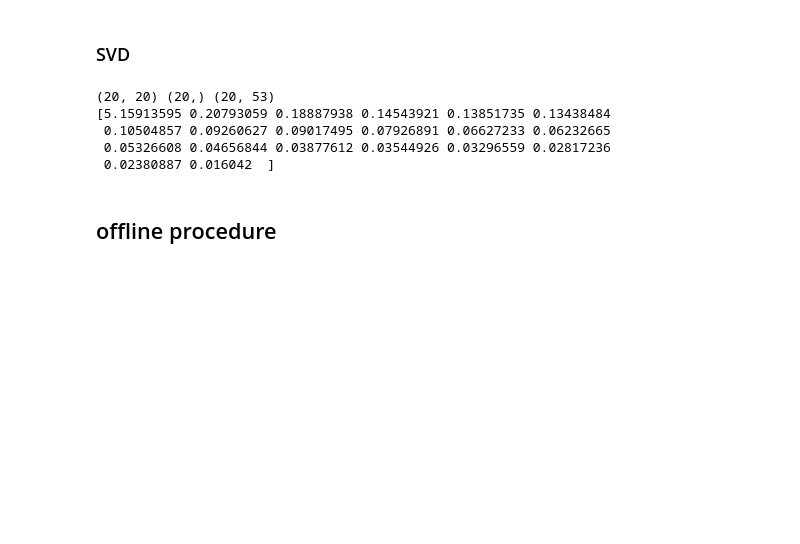
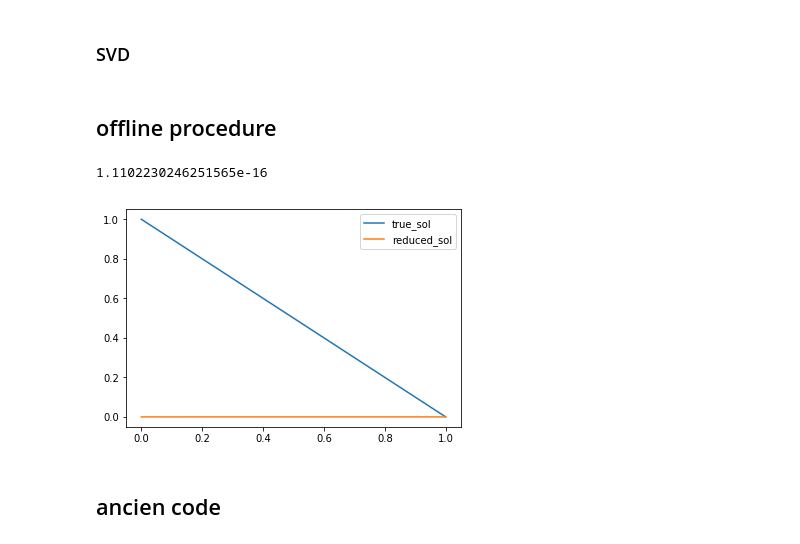
Before and after one commit to pjbenard/-4GMM-CRMB, a Jupyter notebook: Python code/Code.ipynb, the cells around one changed output. Saved outputs shown, nothing was run; the diff lists cells and outputs as text; code cells hidden in the pictures; blank space fills up the shorter version.

```diff
--- a/Python code/Code.ipynb
+++ b/Python code/Code.ipynb
@@ -11,17 +14,6 @@ def svd(U_delta):
     U,s,V = alg.svd(wU,False)
     S = s**2
     return U,S,V
-# %%
-A = np.random.rand(20,53)
-U,S,V = svd(A)
-print(U.shape,S.shape,V.shape)
-print(S)
-# %% [output]
-(20, 20) (20,) (20, 53)
-[5.15913595 0.20793059 0.18887938 0.14543921 0.13851735 0.13438484
- 0.10504857 0.09260627 0.09017495 0.07926891 0.06627233 0.06232665
- 0.05326608 0.04656844 0.03877612 0.03544926 0.03296559 0.02817236
- 0.02380887 0.016042  ]
 # %% [markdown]
 ## offline procedure
 # %%
@@ -43,3 +88,46 @@ def POD_offline_procedure(total_model_solver,training_set,tol):
+# %%
+#résolution par diff finies
+def pre_computer(Base):
+    n = 5
+    N_diff = 2**n
+    f_diff = np.zeros(N_diff+2)
+    f_diff[0] = 1
+
+    #construction des matrices A en format sparse
+    tab_A_0 = [np.repeat([1,0],[N_diff//2,N_diff//2+1],0),np.repeat([0,-2,-1,0],[1,N_diff//2-1,1,N_diff//2+1],0),np.repeat([0,1,0],[1,N_diff//2-1,N_diff//2+1],0)]
+    tab_A_1 = [np.repeat([0,((N_diff+2)**2),0],[N_diff//2,N_diff//2,1],0),np.repeat([1,0,-((N_diff+2)**2),-2*((N_diff+2)**2),1],[1,N_diff//2-1,1,N_diff//2,1],0),np.repeat([0,((N_diff+2)**2)],[N_diff//2,N_diff//2+1],0)]
+    A_0 = sp.sparse.diags(tab_A_0,[-1,0,1],(N_diff+2,N_diff+2))*((N_diff+2)**2)
+    A_1 = sp.sparse.diags(tab_A_1,[-1,0,1],(N_diff+2,N_diff+2))
+
+    #A = A_1 + mu[0]*A_0
+    #f = mu[1] * f_diff
+    return [Base.T.dot(A_0.todense().dot(Base)),Base.T.dot(A_1.todense().dot(Base)),Base.T.dot(f_diff),Base.T.dot(0*f_diff)],[0,1,2,3]
+# %%
+def reduced_solver(mu,A_q,shape):
+    A = A_q[shape[0]]*mu[0] + A_q[shape[1]]
+    f = A_q[shape[2]]*mu[1] + A_q[shape[3]]
+    return npl.solve(A,f)
+# %%
+T = np.array([[1,50,50],[1,5,20]])
+T0 = T[0,:]
+T1 = T[1,:]
+training_set = training_set_creator(T0,T1)
+#for i,mu_loop in enumerate(training_set):
+#    print("iteration : ",i," mu = ",mu_loop)
+Base,error = POD_offline_procedure(solver,training_set,0.0001)
+print(error)
+A_q,shape = pre_computer(Base)
+U_rb = reduced_solver((1,1),A_q,shape)
+X,U_true = solver((1,1),True)
+plt.plot(X,U_true,label="true_sol")
+plt.plot(X,Base.dot(U_rb),label="reduced_sol")
+plt.legend()
+plt.show()
+# %% [output]
+1.1102230246251565e-16
+[figure, added]
+# %% [markdown]
+## ancien code
 # %%
 class dimension_not_allowed_error(Exception):
     def __init__(self,l,k):
```
Also changed, not shown: parts of 4 cells of this notebook, 1 other file.
